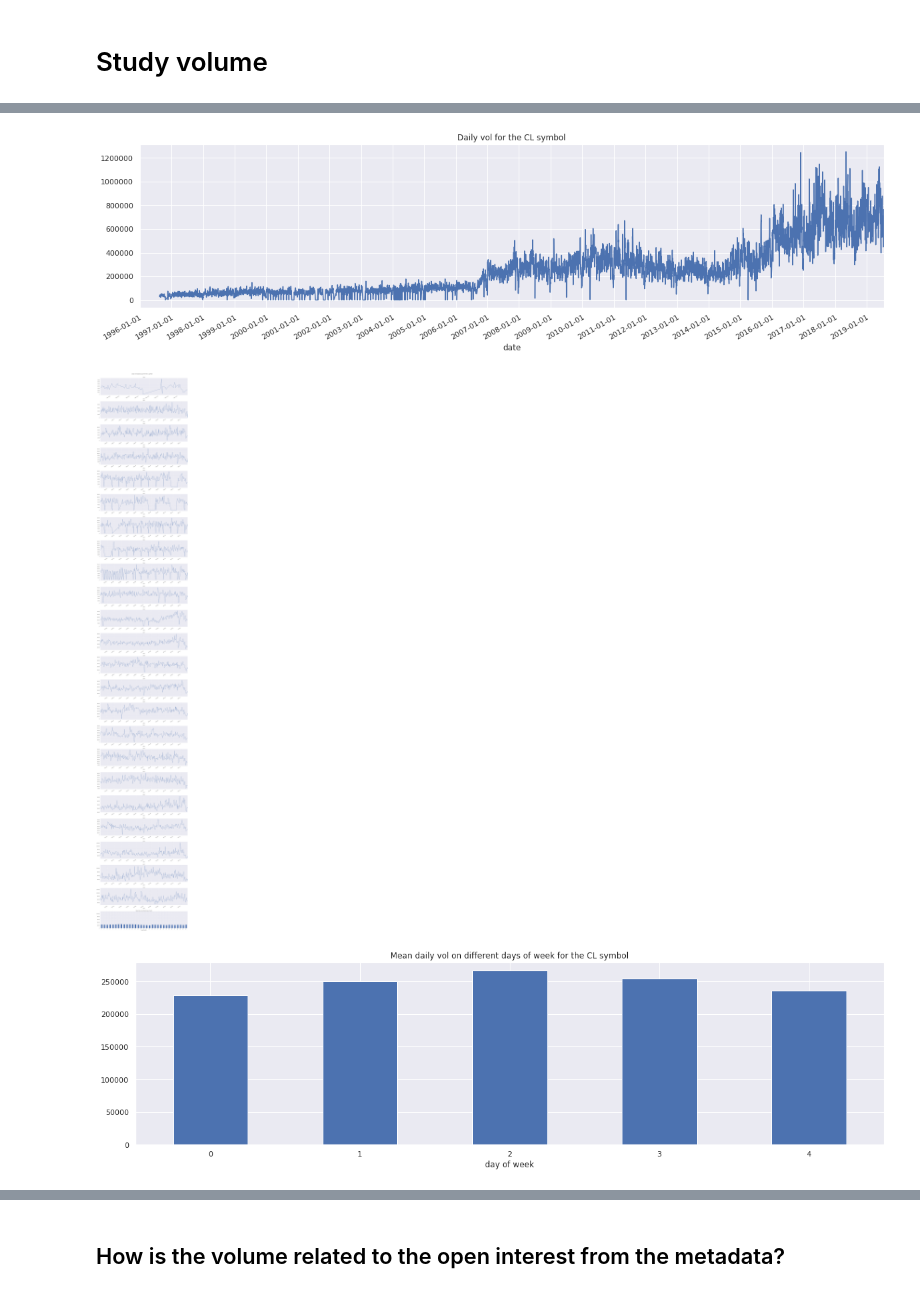
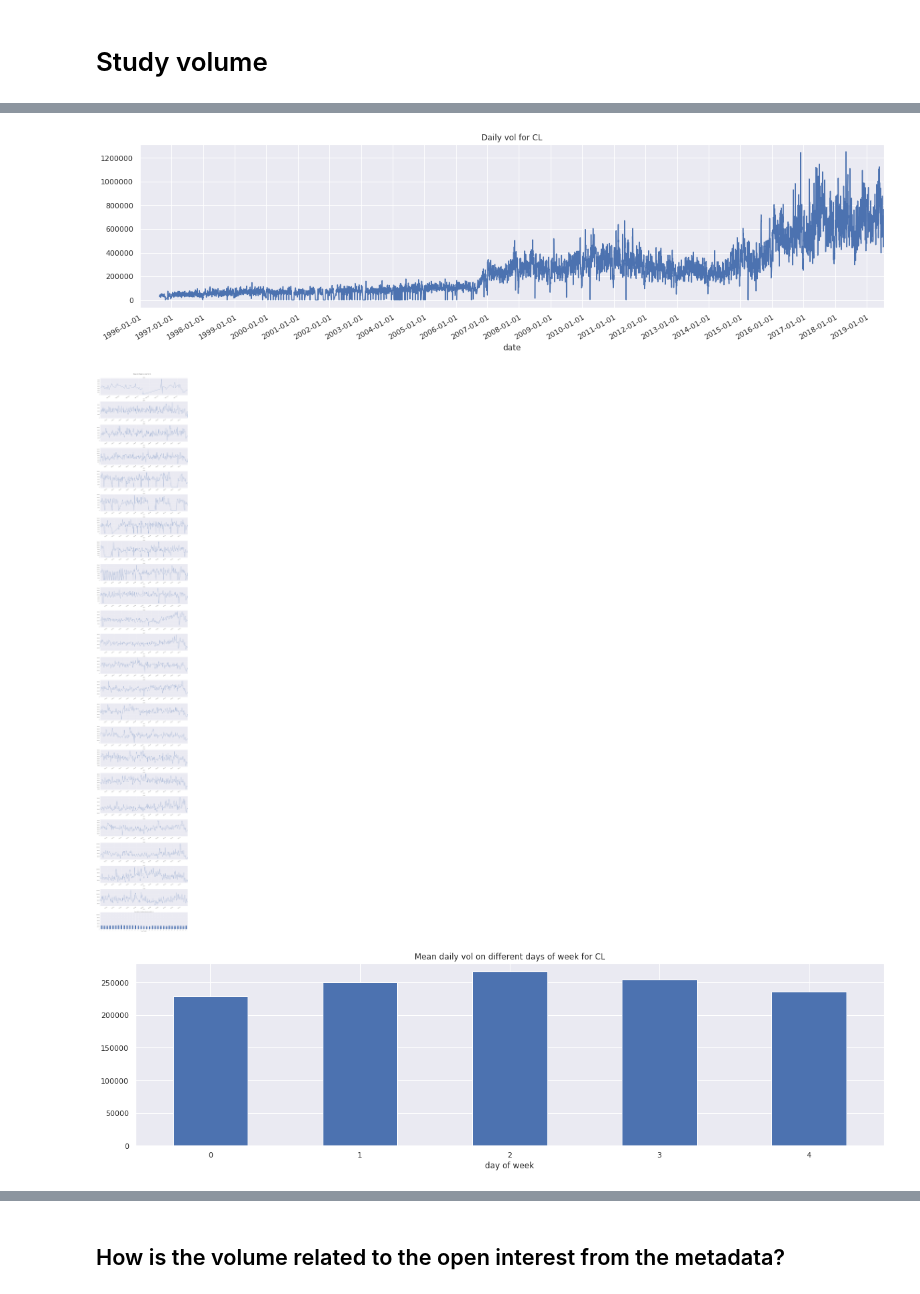
Before and after one commit to ajmal017/amp, a Jupyter notebook: vendors/kibot/Task269_Top_oil_futures_by_liquidity.ipynb, the cells around one changed output, grey strips where cells are left out. Cells and saved outputs as stored; diff of their text form; code cells hidden in the pictures.

```diff
--- a/vendors/kibot/Task269_Top_oil_futures_by_liquidity.ipynb
+++ b/vendors/kibot/Task269_Top_oil_futures_by_liquidity.ipynb
@@ -332,0 +350,7 @@ vs = lau.TimeSeriesStudy(
+# %%
+daily_reader = lau.get_kibot_reader("D", symbol)
+# %%
+%%time
+tsds = lau.TimeSeriesDailyStudy(
+    daily_reader, col_name=lau.KIBOT_VOL, data_name=symbol
+)
@@ -333,6 +361,6 @@ vs = lau.TimeSeriesStudy(
 # %%
-vs.execute()
+tsds.execute()
 # %% [output]
-[figure, old version]
+[figure, new version]
-[figure, old version]
+[figure, new version]
-[figure, old version]
+[figure, new version]
```
Also changed, not shown: parts of 16 cells of this notebook, 1 other file.
